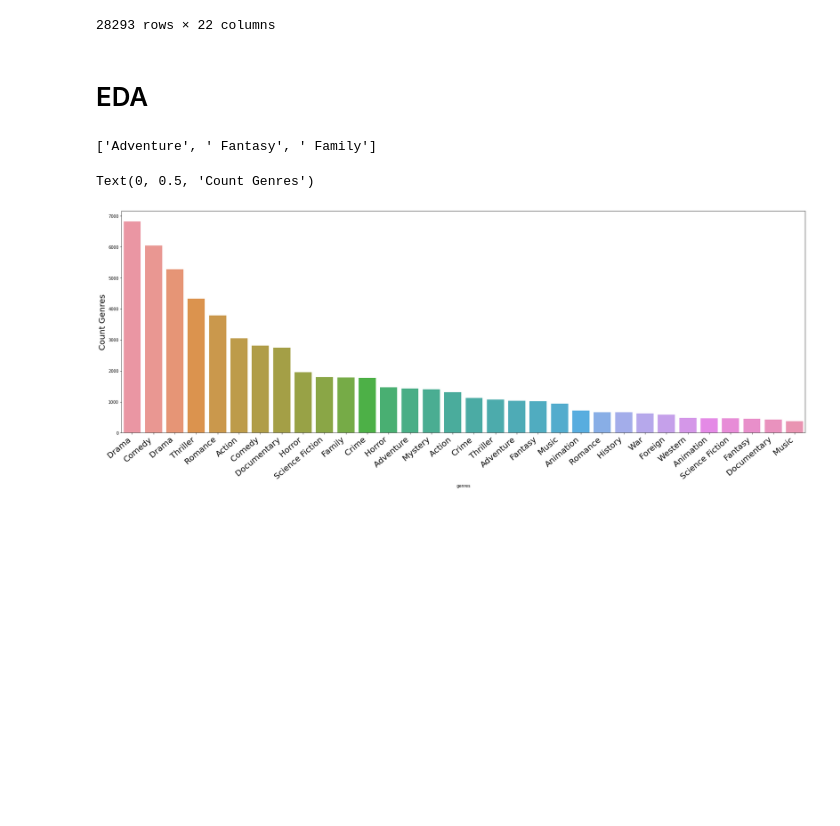
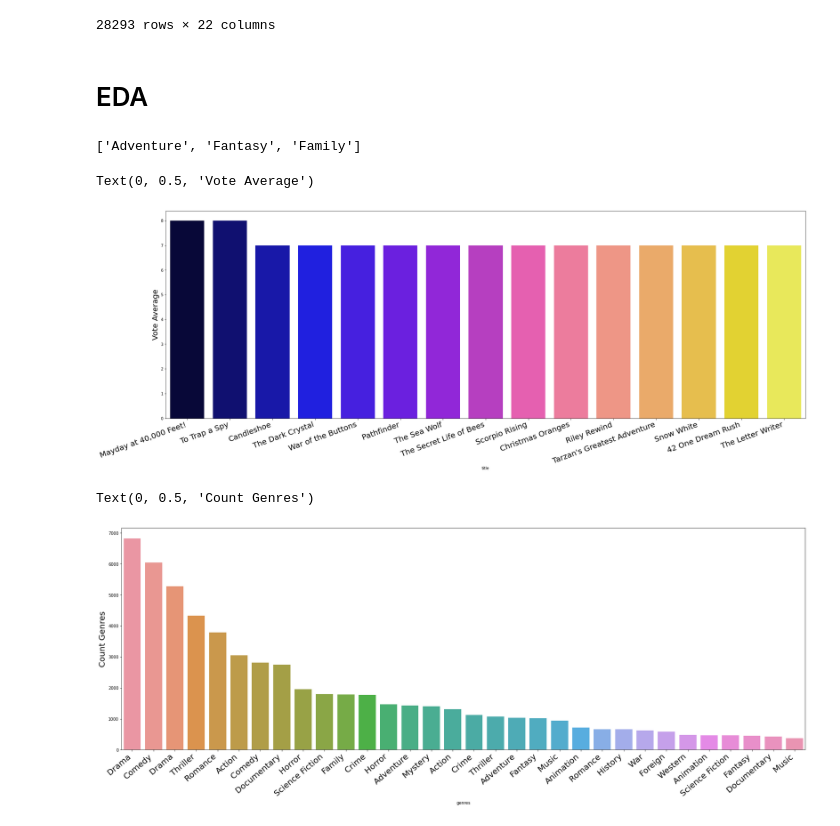
Before and after one commit to salenewOrld/netflix-movies-suggestion, a Jupyter notebook: Final/Untitled3.ipynb, the cells around one changed output. Cells and saved outputs as stored; diff of their text form; code cells hidden in the pictures; blank space fills up the shorter version.

```diff
--- a/Final/Untitled3.ipynb
+++ b/Final/Untitled3.ipynb
@@ -437,6 +437,8 @@ df.reset_index()
 | 28291 | 45458 | Non-Adult | 0 | Horror | 289923 | tt0252966 | en | The Burkittsville 7 | A film archivist revisits the sto... | ... |
 | 28292 | 45459 | Non-Adult | 0 | Science Fiction | 222848 | tt0112613 | en | Caged Heat 3000 | It's the year 3000 AD. The world'... | ... |
 28293 rows × 22 columns
+# %%
+df_eda = df.copy()
 # %%
 df['runtime'] = pd.cut(df['runtime'], bins=5, labels=['Short', 'Short-Medium', 'Medium', "Medium-Long", 'Long'])
 # %%
@@ -450,28 +452,27 @@ df['vote_count'] = pd.cut(df['vote_count'], bins=3, labels=['Low', "Medium", 'Hi
 df.reset_index(inplace=True)
 # %% [markdown]
 # EDA
+# %%
+df_eda['vote_average'] = df_eda['vote_average'].astype('int')
 # %%
 ###Visualization
 import matplotlib.pyplot as plt
 
-# def similarMovies(movieName):
-#     movie_sim = df.loc[df['title'] == movieName]
-#     tmp = movie_sim['genres'].values
-#     a = tmp[0].split(',')
-#     return a
-
 #selecting jumanji movie to compare which movies are similar?
-similar_jumanji = df.loc[df['title'] == 'Jumanji']
-s = similar_jumanji['genres'][1].split(',')
+similar_jumanji = df_eda.loc[df_eda['title'] == 'Jumanji']
+s = similar_jumanji['genres'][1].split(', ')
 print(s)
 # %% [output]
-['Adventure', ' Fantasy', ' Family']
+['Adventure', 'Fantasy', 'Family']
 # %%
-# similarMovie = df.loc[(df['genres'] == s[0]) | (df['genres'] == s[1]) | (df['genres'] == s[2])]
-# plt.figure(figsize=(30, 10))
-# ax = sns.barplot(data=similarMovie.nlargest(15,'vote_average'), x='title', y='vote_average', palette="gnuplot2")
-# ax.set_xticklabels(ax.get_xticklabels(), fontsize=20, rotation=20, ha="right")
-# ax.set_ylabel('Vote Average', fontsize=20)
+similarMovie = df_eda.loc[(df_eda['genres'] == s[0]) | (df_eda['genres'] == s[1]) | (df_eda['genres'] == s[2])]
+plt.figure(figsize=(30, 10))
+ax = sns.barplot(data=similarMovie.nlargest(15,'vote_average'), x='title', y='vote_average', palette="gnuplot2")
+ax.set_xticklabels(ax.get_xticklabels(), fontsize=20, rotation=20, ha="right")
+ax.set_ylabel('Vote Average', fontsize=20)
+# %% [output]
+Text(0, 0.5, 'Vote Average')
+[figure, added]
 # %%
 #count amount of total genres
 def countgenre(data):
```
Also changed, not shown: parts of 14 cells of this notebook.
